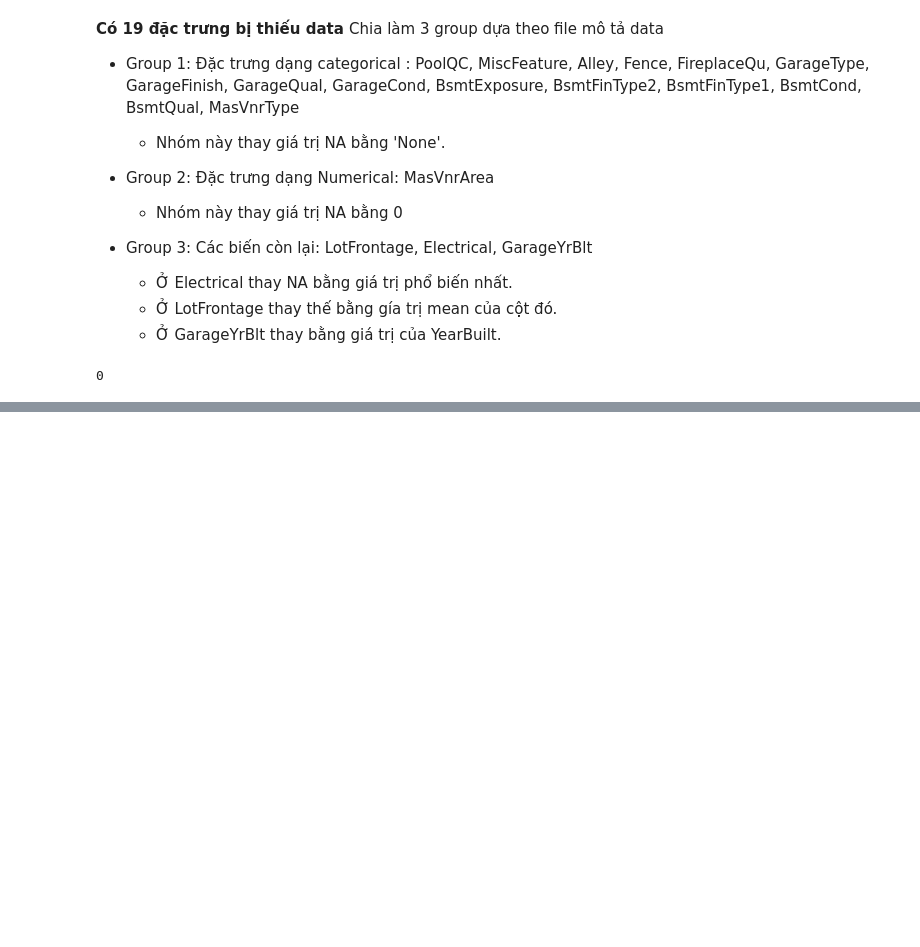
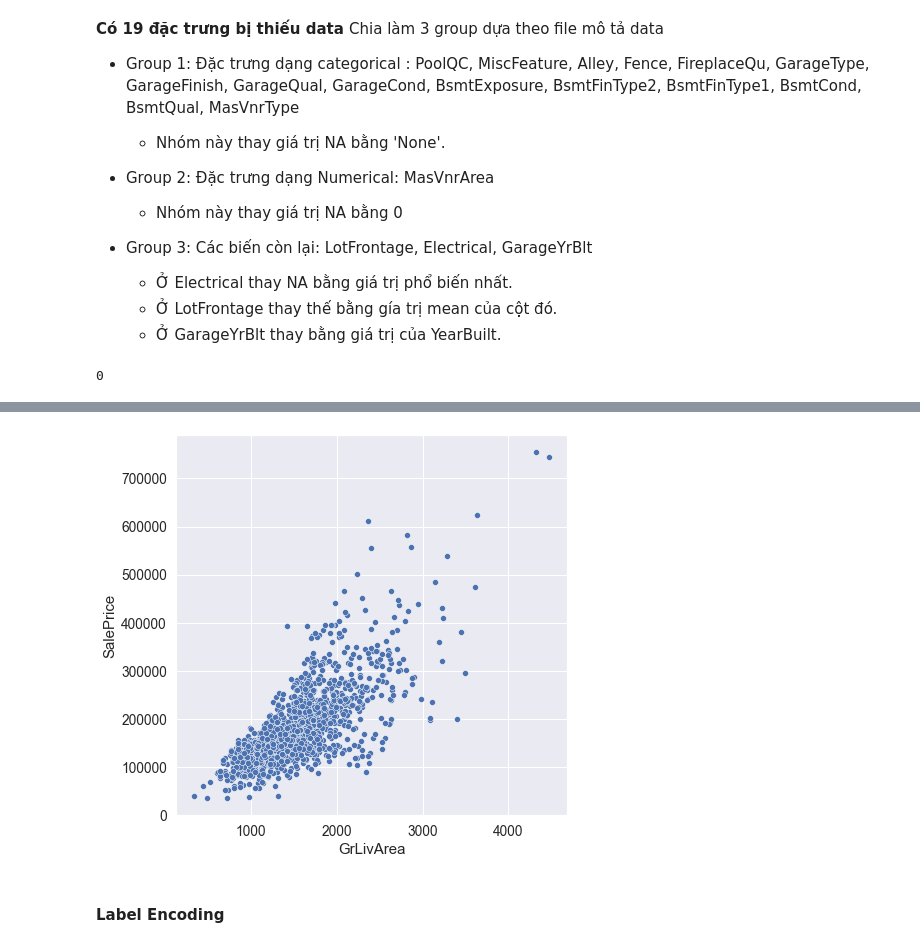
Before and after one commit to phungdx/vccorp_intern, a Jupyter notebook: week1/house_prices.ipynb, the cells around one changed output, grey strips where cells are left out. Saved outputs shown, nothing was run; the diff lists cells and outputs as text; code cells hidden in the pictures; blank space fills up the shorter version.

```diff
--- a/week1/house_prices.ipynb
+++ b/week1/house_prices.ipynb
@@ -177,0 +197,11 @@ X_train.isna().sum().sum()
+# %%
+outlier_index = train_df[(train_df.GrLivArea > 4000) & (train_df.SalePrice < 200000)].index
+train_df.drop(outlier_index,axis=0, inplace=True)
+# %%
+# Xem mối quan hệ giữa GrLivArea và SalePrice sau khi đã bỏ outliers
+fg = plt.figure(figsize=(7,7))
+sns.scatterplot(x=train_df['GrLivArea'], y=train_df['SalePrice']);
+# %% [output]
+[figure, added]
+# %% [markdown]
+#### Label Encoding
```
Also changed, not shown: parts of 15 cells of this notebook.
